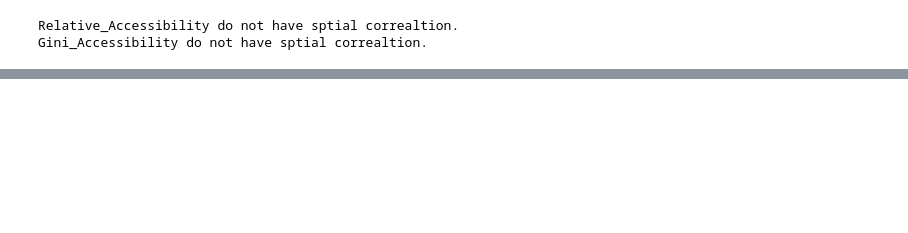
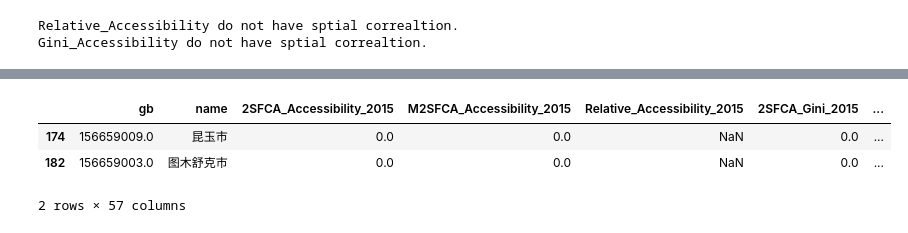
Before and after one commit to DingkangTeng/China-EVCS-Accessibility-and-Equity, a Jupyter notebook: main.ipynb, the cells around one changed output, grey strips where cells are left out. Drawn from its saved outputs; the diff is of its cells as text; code cells hidden in the pictures; blank space fills up the shorter version.

```diff
--- a/main.ipynb
+++ b/main.ipynb
@@ -124,0 +107,11 @@ plt.show()
+# %%
+data = RESULT[~RESULT["Relative_Accessibility_{}".format(2024)].isna()]
+# And the former years are NA
+for j in range(2015, 2024):
+    data = data[data["Relative_Accessibility_{}".format(j)].isna()]
+data
+# %% [output]
+|  | gb | name | 2SFCA_Accessibility_2015 | M2SFCA_Accessibility_2015 | Relative_Accessibility_2015 | 2SFCA_Gini_2015 | ... |
+| 174 | 156659009.0 | 昆玉市 | 0.0 | 0.0 | NaN | 0.0 | ... |
+| 182 | 156659003.0 | 图木舒克市 | 0.0 | 0.0 | NaN | 0.0 | ... |
+2 rows × 57 columns
```
Also changed, not shown: parts of 6 cells of this notebook, 6 other files.
